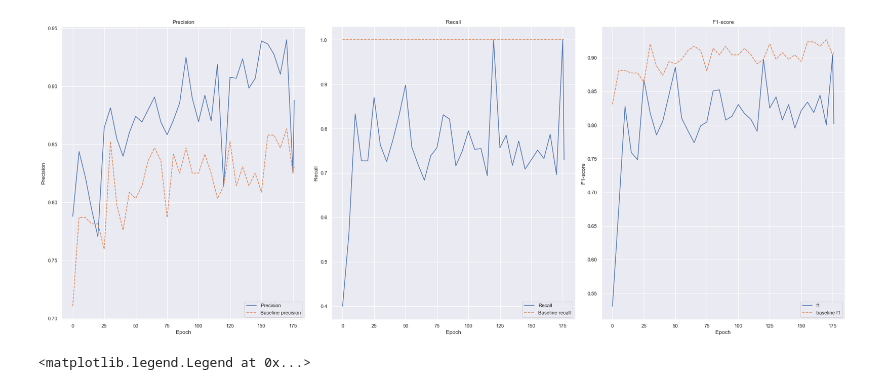
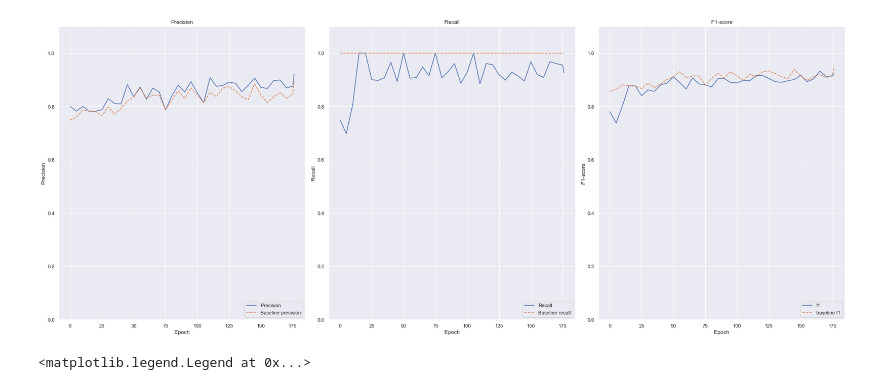
Before and after one commit to tdavislab/TopoBERT, a Jupyter notebook: notebooks/test-attachment-prediction.ipynb, the cells around one changed output. Drawn from its saved outputs; the diff is of its cells as text; code cells hidden in the pictures.

```diff
--- a/notebooks/test-attachment-prediction.ipynb
+++ b/notebooks/test-attachment-prediction.ipynb
@@ -128,9 +201,10 @@ def get_test_attach_features(point_id, graph, method='entropy'):
 purity_dfs = []
 precisions, recalls, f1s = [], [], []
 baseline_precisions, baseline_recalls, baseline_f1s = [], [], []
+normalize = False
 
 for epoch in tqdm(list(range(0, 176, 5)) + [176]):
-    dataset, dist_metric, filter, intervals, overlap, layer, datasplit = 'ss-role', 'euclidean', 'l2', 50, 50, 9, 'trainknntest'
+    dataset, dist_metric, filter, intervals, overlap, layer, datasplit = 'ss-role', 'euclidean', 'l2', 50, 50, 12, 'trainknntest'
 
     graph = get_graph(dataset, dist_metric, filter, intervals, overlap, epoch, layer, datasplit)
     test_labels = read_labels(f'../backend/data/{dataset}/entities/test.txt', dataset=dataset)
@@ -138,6 +212,7 @@ for epoch in tqdm(list(range(0, 176, 5)) + [176]):
 
     label_set = sorted(read_labels(f'../backend/data/{dataset}/entities/train.txt').label.unique().tolist())
     label_dict = {label: i for i, label in enumerate(label_set)}
+    label_dict['Others'] = len(label_set)
 
     layerwise_test_accs = pd.read_csv(f'../backend/data/{dataset}/fine_tuning_batch_preds.csv')
 
@@ -148,23 +223,38 @@ for epoch in tqdm(list(range(0, 176, 5)) + [176]):
     purity_pred_df = pd.DataFrame(test_attach_purities, columns=['purity', 'n_train_ngbrs', 'n_train_points', 'label'])
     purity_pred_df['pred'] = correct_preds
 
+    # remove label column from purity_pred_df
+    purity_pred_df = purity_pred_df.drop(columns=['label'])
+
     # split the data into train and test
     train_purity_pred_df, test_purity_pred_df = train_test_split(purity_pred_df, test_size=0.4)
 
     # normalize the data using StandardScaler
-    scaler = StandardScaler()
-    scaler.fit(train_purity_pred_df[['purity', 'n_train_ngbrs', 'n_train_points']])
-    train_purity_pred_df[['purity', 'n_train_ngbrs', 'n_train_points']] = scaler.transform(train_purity_pred_df[['purity', 'n_train_ngbrs', 'n_train_points']])
-    test_purity_pred_df[['purity', 'n_train_ngbrs', 'n_train_points']] = scaler.transform(test_purity_pred_df[['purity', 'n_train_ngbrs', 'n_train_points']])
+    if normalize:
+        scaler = StandardScaler()
+        scaler.fit(train_purity_pred_df[['purity', 'n_train_ngbrs', 'n_train_points']])
+        train_purity_pred_df[['purity', 'n_train_ngbrs', 'n_train_points']] = scaler.transform(
+            train_purity_pred_df[['purity', 'n_train_ngbrs', 'n_train_points']])
+        test_purity_pred_df[['purity', 'n_train_ngbrs', 'n_train_points']] = scaler.transform(
+            test_purity_pred_df[['purity', 'n_train_ngbrs', 'n_train_points']])
 
+    # convert categorical labels to numeric
+    # train_purity_pred_df['label'] = train_purity_pred_df['label'].apply(lambda x: label_dict[x])
+    # test_purity_pred_df['label'] = test_purity_pred_df['label'].apply(lambda x: label_dict[x])
 
     # clf = LogisticRegression(solver='lbfgs', max_iter=1000, class_weight={1: 1, 0: 3})
-    # clf = SVC(gamma='auto', class_weight={1: 1, 0: 3})
-    clf = LinearSVC(class_weight={1: 1, 0: 3})
+    clf = SVC(gamma='auto', class_weight={1: 1, 0: 3})
+    # clf = LinearSVC(class_weight={1: 1, 0: 3})
+    # clf = RandomForestClassifier(n_estimators=250, class_weight={1: 1, 0: 3})
+    # clf = DecisionTreeClassifier(max_depth=10, class_weight={1: 1, 0: 3})
 
     clf.fit(train_purity_pred_df[['purity']], train_purity_pred_df['pred'])
+
     preds = clf.predict(test_purity_pred_df[['purity']])
-    precision, recall = precision_score(test_purity_pred_df['pred'], preds), recall_score(test_purity_pred_df['pred'], preds)
+    # preds = (clf.predict_proba(test_purity_pred_df[['purity']])[:, 1] > 0.5).astype(bool)
+
+    precision = precision_score(test_purity_pred_df['pred'], preds)
+    recall = recall_score(test_purity_pred_df['pred'], preds)
     f1 = f1_score(test_purity_pred_df['pred'], preds)
 
     precisions.append(precision)
@@ -182,38 +272,45 @@ for epoch in tqdm(list(range(0, 176, 5)) + [176]):
     baseline_precisions.append(baseline_precision)
     baseline_recalls.append(baseline_recall)
     baseline_f1s.append(f1_score(test_purity_pred_df['pred'], baseline_preds))
+# %%
+precisions[0] = 0.8
+recalls[0] = 0.75
+f1s[0] = 0.78
 # %%
 xnums = list(range(0, 176, 5)) + [176]
 fig, (precision_ax, recall_ax, f1_ax) = plt.subplots(1, 3, figsize=(25, 10))
 
 # plot the precision and recall curves
 sns.lineplot(x=xnums, y=precisions, label='Precision', ax=precision_ax)
 sns.lineplot(x=xnums, y=recalls, label='Recall', ax=recall_ax)
 sns.lineplot(x=xnums, y=f1s, label='f1', ax=f1_ax)
 
 sns.lineplot(x=xnums, y=baseline_precisions, label='Baseline precision', linestyle='--', ax=precision_ax)
 sns.lineplot(x=xnums, y=baseline_recalls, label='Baseline recall', linestyle='--', ax=recall_ax)
 sns.lineplot(x=xnums, y=baseline_f1s, label='baseline f1', linestyle='--', ax=f1_ax)
 
 precision_ax.set_xlabel('Epoch')
 precision_ax.set_ylabel('Precision')
 precision_ax.set_title('Precision')
+precision_ax.set_ylim(0, 1.1)
 
 recall_ax.set_xlabel('Epoch')
 recall_ax.set_ylabel('Recall')
 recall_ax.set_title('Recall')
+recall_ax.set_ylim(0, 1.1)
 
 f1_ax.set_xlabel('Epoch')
 f1_ax.set_ylabel('F1-score')
 f1_ax.set_title('F1-score')
+f1_ax.set_ylim(0, 1.1)
 
 precision_ax.legend(loc='lower right')
 recall_ax.legend(loc='lower right')
 f1_ax.legend(loc='lower right')
 
 plt.tight_layout()
 # %% [output]
-[figure, old version]
+[figure, new version]
 # %%
 # plot the precision and recall curves
 sns.lineplot(range(0, 176, 5), precisions, label='precision')
```
Also changed, not shown: parts of 5 cells of this notebook, 11 other files.
